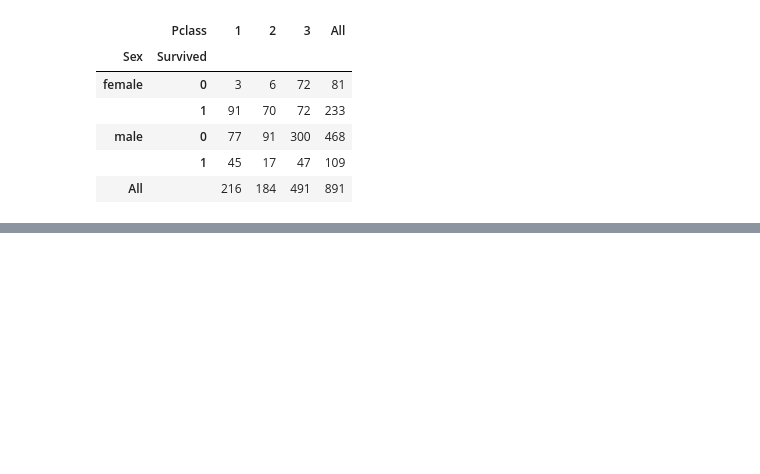
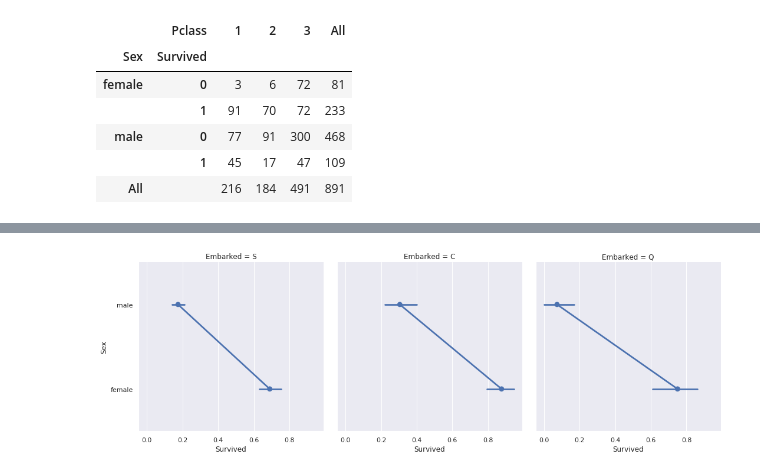
Before and after one commit to acharyasabin/Titanic, a Jupyter notebook: titanic.ipynb, the cells around one changed output, grey strips where cells are left out. Cells and saved outputs as stored; diff of their text form; code cells hidden in the pictures; blank space fills up the shorter version.

```diff
--- a/titanic.ipynb
+++ b/titanic.ipynb
@@ -268,0 +318,4 @@ sns.factorplot('Pclass','Survived',hue='Sex', kind='point', data=train_df);
+# %%
+sns.catplot('Survived','Sex',col = 'Embarked', kind='point', data=train_df);
+# %% [output]
+[figure, added]
```
Also changed, not shown: parts of 16 cells of this notebook.
